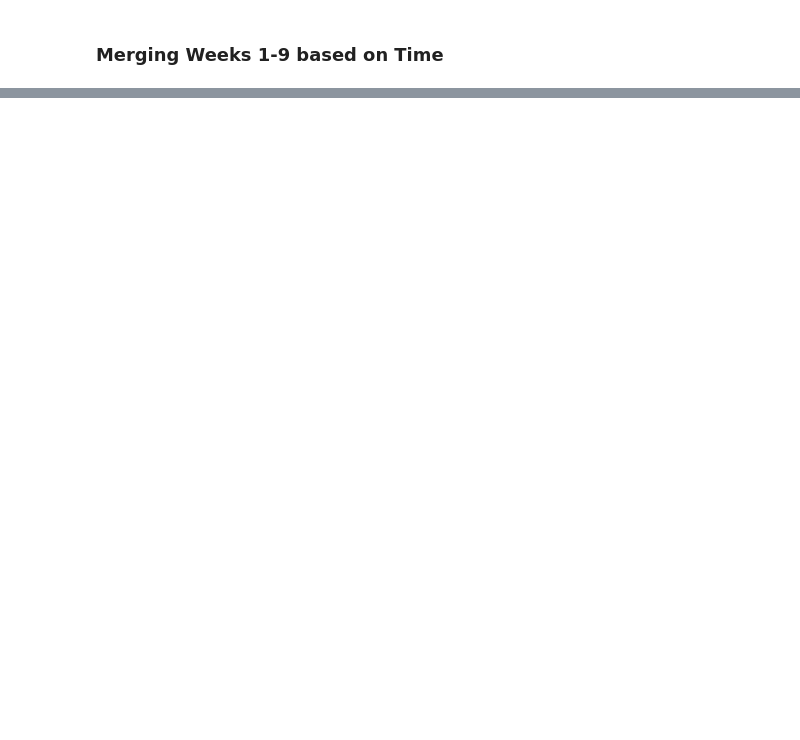
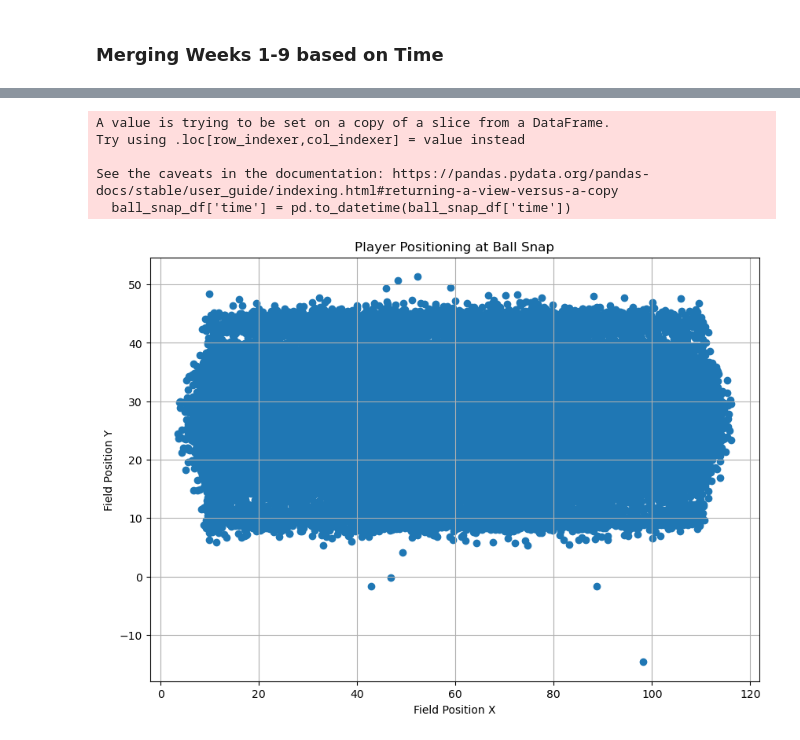
Before and after one commit to aclima88/NFL_BigDataBowl, a Jupyter notebook: TrackingWeeksCleanUp.ipynb, the cells around one changed output, grey strips where cells are left out. Drawn from its saved outputs; the diff is of its cells as text; code cells hidden in the pictures; blank space fills up the shorter version.

```diff
--- a/TrackingWeeksCleanUp.ipynb
+++ b/TrackingWeeksCleanUp.ipynb
@@ -299,3 +300,7 @@ merged_weeks_df.head()
 | 2 | Rodger Saffold | 3 | 2022-09-08 20:24:05.400000 | BUF | left | 88.56 | 27.01 | 1.57 | 0.49 | 0.15 | ... |
 | 3 | Rodger Saffold | 4 | 2022-09-08 20:24:05.500000 | BUF | left | 88.64 | 26.90 | 1.44 | 0.89 | 0.14 | ... |
 | 4 | Rodger Saffold | 5 | 2022-09-08 20:24:05.599999 | BUF | left | 88.72 | 26.80 | 1.29 | 1.24 | 0.13 | ... |
+# %%
+# Filter the DataFrame for rows where the event is a ball snap
+ball_snap_df = merged_weeks_df[merged_weeks_df['event'] == 'ball_snap']
+ball_snap_df.head()
@@ -301,0 +314,22 @@ merged_weeks_df.head()
+# %%
+# Convert the time column to datetime if it isn't already
+ball_snap_df['time'] = pd.to_datetime(ball_snap_df['time'])
+
+# Find the frequency of ball snaps by time intervals (e.g., per minute)
+snap_frequency = ball_snap_df['time'].dt.floor('Min').value_counts().sort_index()
+# %% [output]
+A value is trying to be set on a copy of a slice from a DataFrame.
+Try using .loc[row_indexer,col_indexer] = value instead
+
+See the caveats in the documentation: https://pandas.pydata.org/pandas-docs/stable/user_guide/indexing.html#returning-a-view-versus-a-copy
+  ball_snap_df['time'] = pd.to_datetime(ball_snap_df['time'])
+# %%
+plt.figure(figsize=(10, 7))
+plt.scatter(ball_snap_df['x'], ball_snap_df['y'])
+plt.title('Player Positioning at Ball Snap')
+plt.xlabel('Field Position X')
+plt.ylabel('Field Position Y')
+plt.grid(True)
+plt.show()
+# %% [output]
+[figure, added]
```
Also changed, not shown: parts of 6 cells of this notebook.
